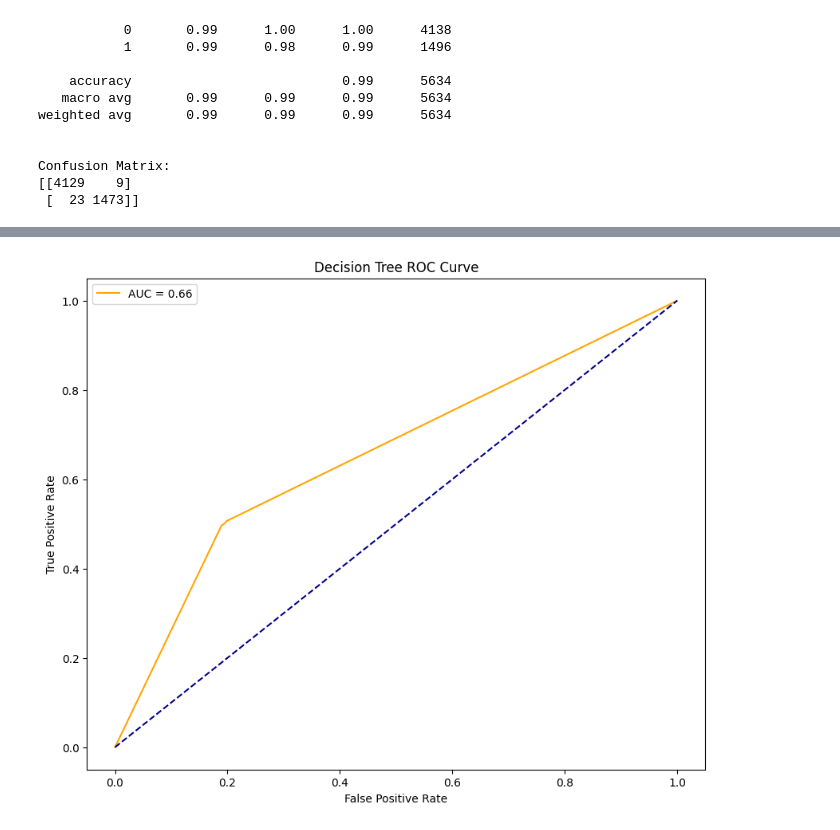
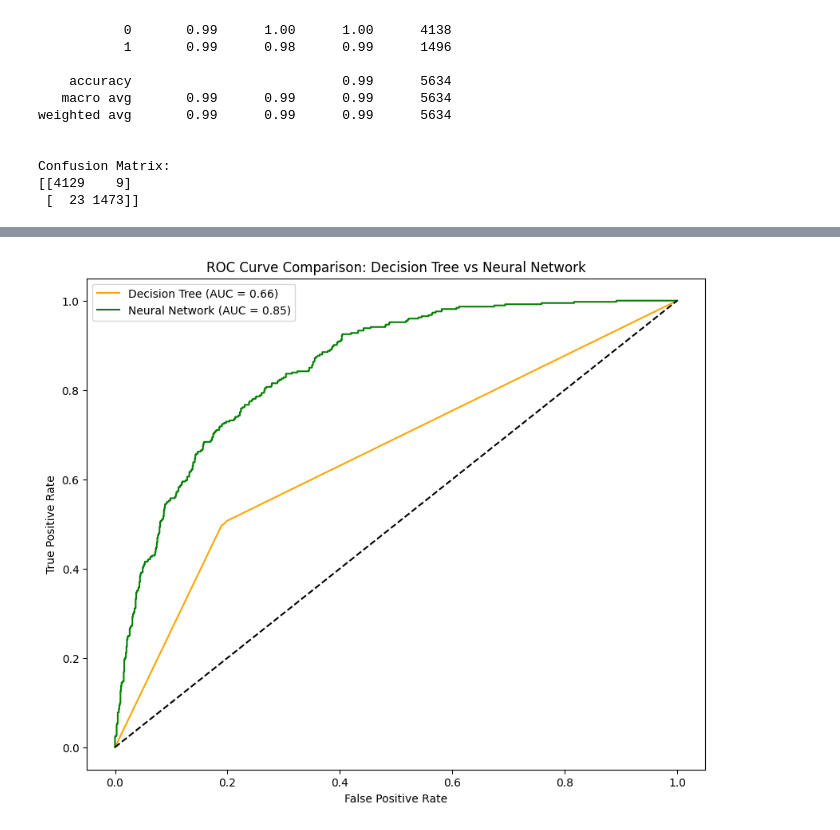
Before and after one commit to Omethmee/CoureseWork-for-Machine-Learning, a Jupyter notebook: 2425451.ipynb, the cells around one changed output, grey strips where cells are left out. Saved outputs shown, nothing was run; the diff lists cells and outputs as text; code cells hidden in the pictures.

Commit message:
Added Neural Network and compared the models

```diff
--- a/2425451.ipynb
+++ b/2425451.ipynb
@@ -428,0 +545,5 @@ Confusion Matrix:
+# %%
+#Train Model
+history = nn_model.fit(X_train, y_train, validation_split=0.2,epochs=50,batch_size=32,
+                       callbacks=[early] # Removed class_weight=class_weights
+)
@@ -429,20 +636,27 @@ Confusion Matrix:
 # %%
-#ROC Curve
+#ROC & AUC Comparison - Neural Network (nn) vs Decision Tree (dt)
 from sklearn.metrics import roc_curve, auc
 
+#Decision Tree Probabilities
 dt_probs = clf.predict_proba(X_test)[:,1]
 fpr_dt, tpr_dt, thresholds_dt = roc_curve(y_test, dt_probs)
 auc_score_dt = auc(fpr_dt, tpr_dt)
 
-def plot_roc_curve(fpr, tpr):
-  plt.figure(figsize=(10,8))
-  plt.plot(fpr, tpr, color='orange', label='AUC = %0.2f' % auc_score_dt)
-  plt.plot([0,1], [0,1], color='darkblue', linestyle='--')
-  plt.xlabel('False Positive Rate')
-  plt.ylabel('True Positive Rate')
-  plt.title('Decision Tree ROC Curve')
-  plt.legend()
-  plt.show()
+#Neural Network Probabilities
+nn_probs = nn_model.predict(X_test).ravel()
+fpr_nn, tpr_nn, thresholds_nn = roc_curve(y_test, nn_probs)
+auc_score_nn = auc(fpr_nn, tpr_nn)
 
-plot_roc_curve(fpr_dt, tpr_dt)
+#Plot both on the graph
+plt.figure(figsize=(10,8))
+plt.plot(fpr_dt, tpr_dt, color='orange', label=f"Decision Tree (AUC = {auc_score_dt:.2f})")
+plt.plot(fpr_nn, tpr_nn, color='green', label=f"Neural Network (AUC = {auc_score_nn:.2f})")
+
+#Diagonal Baseline
+plt.plot([0,1], [0,1], color='black', linestyle='--')
+plt.xlabel('False Positive Rate')
+plt.ylabel('True Positive Rate')
+plt.title('ROC Curve Comparison: Decision Tree vs Neural Network')
+plt.legend()
+plt.show()
 # %% [output]
@@ -449 +664 @@ plot_roc_curve(fpr_dt, tpr_dt)
-[figure, old version]
+[figure, new version]
```
Also changed, not shown: parts of 18 cells of this notebook.
